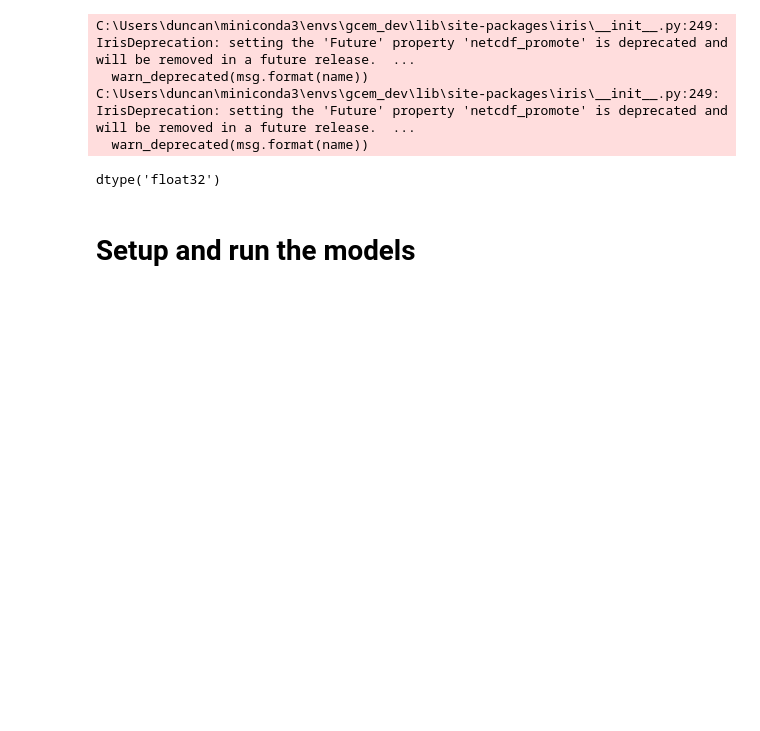
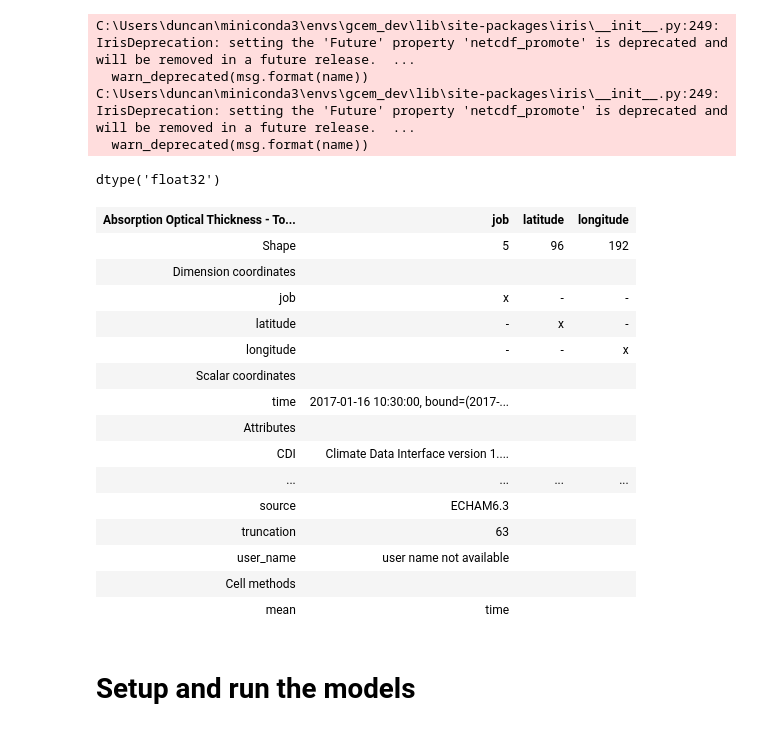
Before and after one commit to duncanwp/ESEm, a Jupyter notebook: examples/Emulating_using_GPs.ipynb, the cells around one changed output. Cells and saved outputs as stored; diff of their text form; code cells hidden in the pictures; blank space fills up the shorter version.

```diff
--- a/examples/Emulating_using_GPs.ipynb
+++ b/examples/Emulating_using_GPs.ipynb
@@ -48,6 +47,25 @@ Y_test, Y_train = ppe_aaod[:n_test,0], ppe_aaod[n_test:,0]
 Y_train.dtype
 # %% [output]
 dtype('float32')
+# %%
+Y_test
+# %% [output]
+| Absorption Optical Thickness - To... | job | latitude | longitude |
+| Shape | 5 | 96 | 192 |
+| Dimension coordinates |  |  |  |
+| job | x | - | - |
+| latitude | - | x | - |
+| longitude | - | - | x |
+| Scalar coordinates |  |  |  |
+| time | 2017-01-16 10:30:00, bound=(2017-... |  |  |
+| Attributes |  |  |  |
+| CDI | Climate Data Interface version 1.... |  |  |
+| ... | ... | ... | ... |
+| source | ECHAM6.3 |  |  |
+| truncation | 63 |  |  |
+| user_name | user name not available |  |  |
+| Cell methods |  |  |  |
+| mean | time |  |  |
 # %%
 # TODO: Potentially Load ARI here
 # %% [markdown]
```
Also changed, not shown: parts of 9 cells of this notebook, 7 other files.
